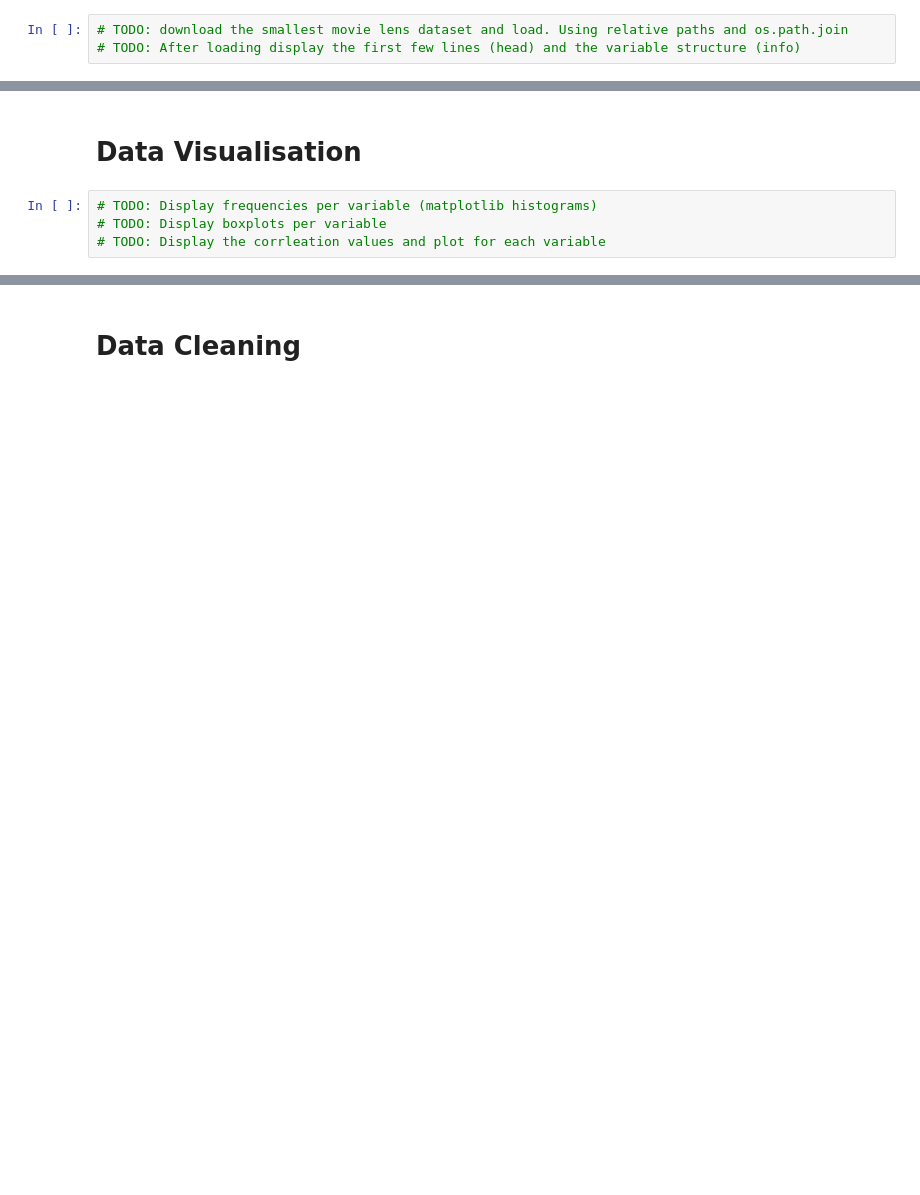
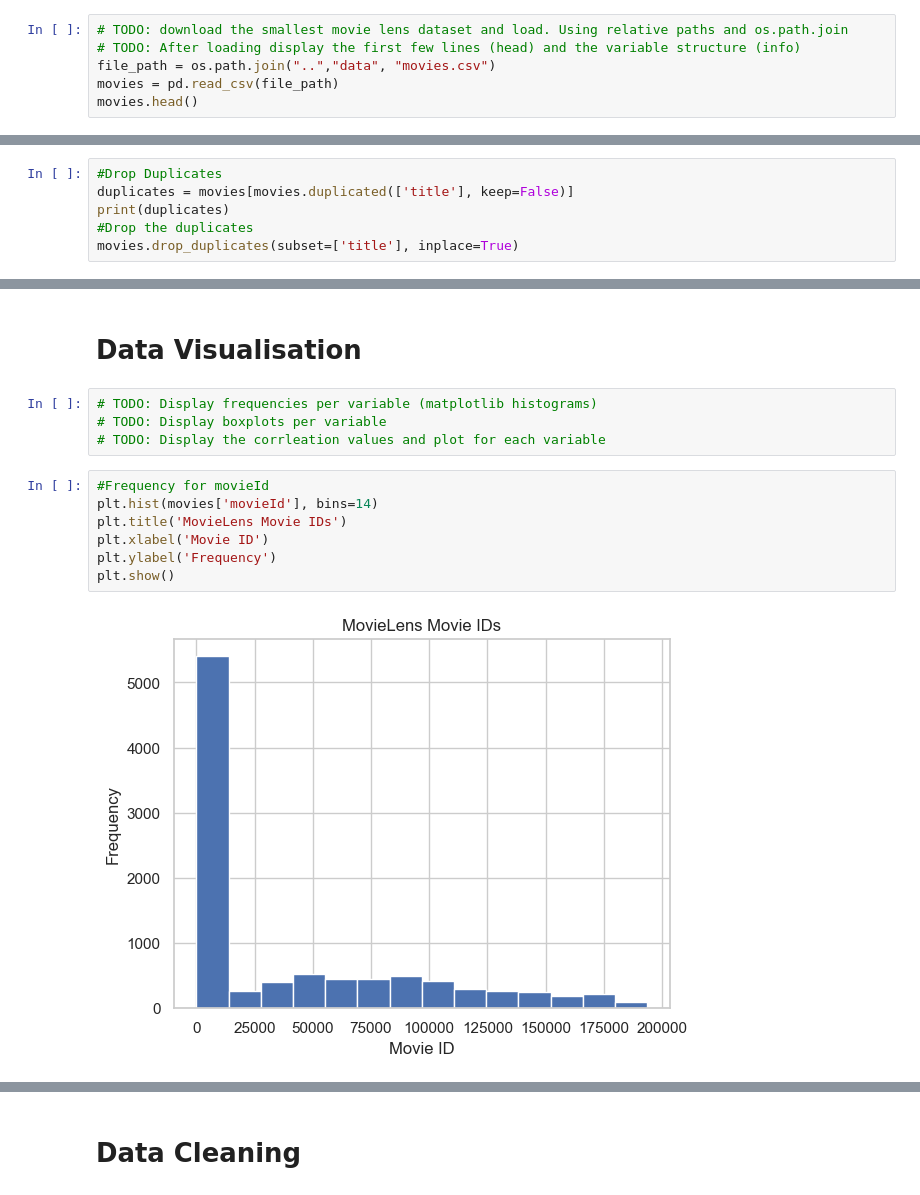
Before and after one commit to NaydelMuscat/com.mcast.project.NaydelMuscat, a Jupyter notebook: src/05_ML_Pipeline.ipynb, the cells around one changed output, grey strips where cells are left out. Cells and saved outputs as stored; diff of their text form; blank space fills up the shorter version.

Commit message:
Added the Imports Data Acquisition Explored the data Data Visualisation Data Cleaning

```diff
--- a/src/05_ML_Pipeline.ipynb
+++ b/src/05_ML_Pipeline.ipynb
@@ -7,3 +14,6 @@
 # %%
 # TODO: download the smallest movie lens dataset and load. Using relative paths and os.path.join
 # TODO: After loading display the first few lines (head) and the variable structure (info)
+file_path = os.path.join("..","data", "movies.csv")
+movies = pd.read_csv(file_path)
+movies.head()
@@ -15,0 +120,6 @@
+# %%
+#Drop Duplicates
+duplicates = movies[movies.duplicated(['title'], keep=False)]
+print(duplicates)
+#Drop the duplicates
+movies.drop_duplicates(subset=['title'], inplace=True)
@@ -19,3 +223,12 @@
 # TODO: Display frequencies per variable (matplotlib histograms)
 # TODO: Display boxplots per variable
 # TODO: Display the corrleation values and plot for each variable
+# %%
+#Frequency for movieId
+plt.hist(movies['movieId'], bins=14)
+plt.title('MovieLens Movie IDs')
+plt.xlabel('Movie ID')
+plt.ylabel('Frequency')
+plt.show()
+# %% [output]
+[figure, added]
```
Also changed, not shown: parts of 27 cells of this notebook.
